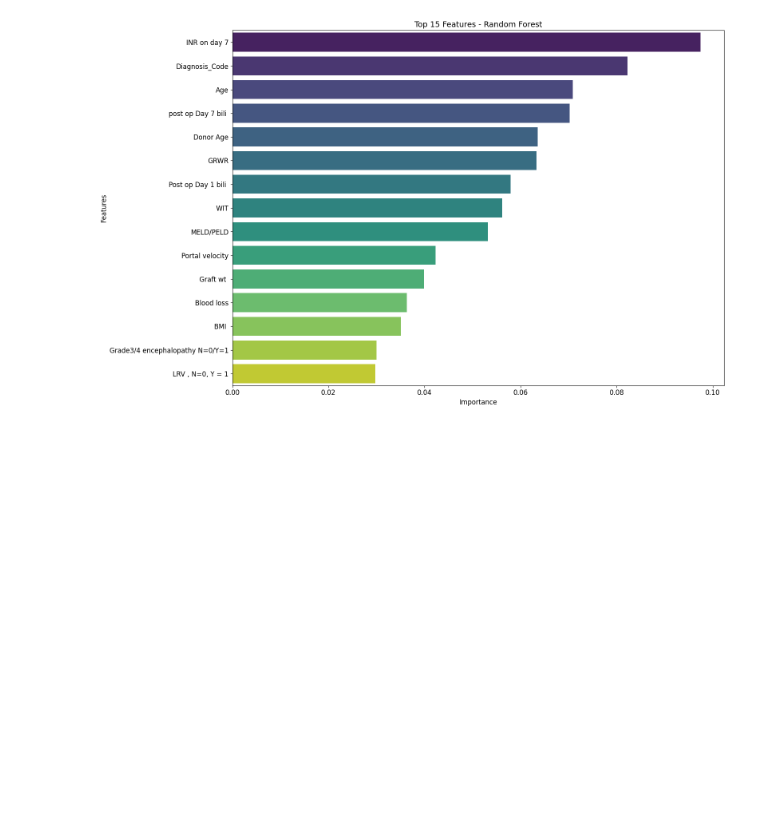
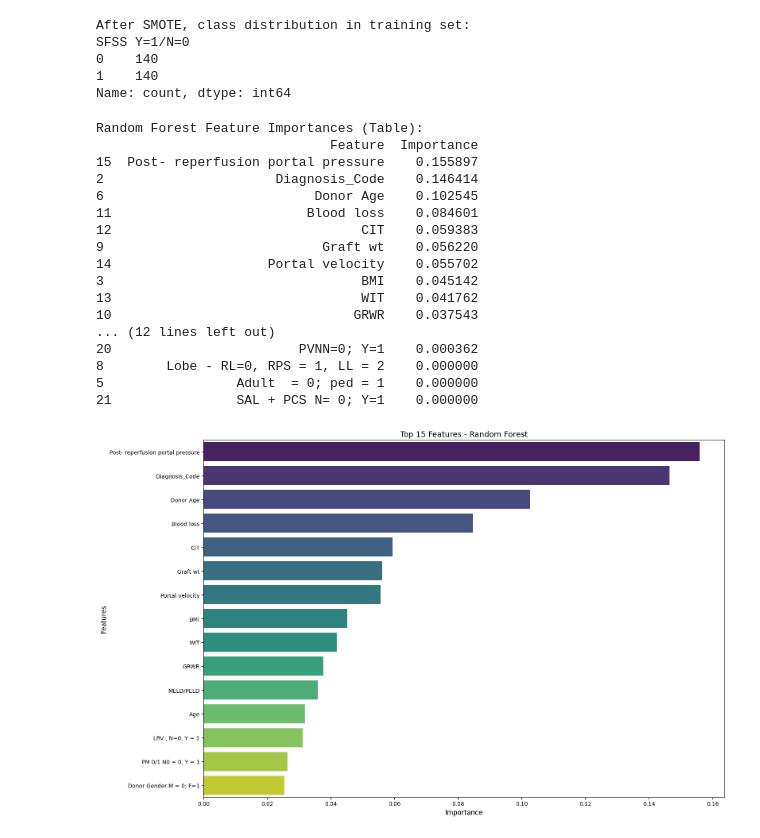
Before and after one commit to Debojyoti10/SFSS-prediction, a Jupyter notebook: notebook/model2.ipynb, the cells around one changed output. Saved outputs shown, nothing was run; the diff lists cells and outputs as text; code cells hidden in the pictures; blank space fills up the shorter version.

```diff
--- a/notebook/model2.ipynb
+++ b/notebook/model2.ipynb
@@ -70,10 +102,23 @@ X = working_df.drop('SFSS Y=1/N=0', axis=1)
 y = working_df['SFSS Y=1/N=0']
 feature_names = X.columns.tolist()  # Now contains SHORT_COL
 
-X_train, X_test, y_train, y_test = train_test_split(X, y, test_size=0.3, stratify=y, random_state=42)
+X_train, X_test, y_train, y_test = train_test_split(X, y, test_size=0.2, stratify=y, random_state=42)
+
+smote = SMOTE(sampling_strategy='auto', random_state=42)
+X_train_res, y_train_res = smote.fit_resample(X_train, y_train)
+
 scaler = StandardScaler()
-X_train_scaled = scaler.fit_transform(X_train)
+X_train_scaled = scaler.fit_transform(X_train_res)
 X_test_scaled = scaler.transform(X_test)
+
+print("After SMOTE, class distribution in training set:")
+print(pd.Series(y_train_res).value_counts())
+# %% [output]
+After SMOTE, class distribution in training set:
+SFSS Y=1/N=0
+0    140
+1    140
+Name: count, dtype: int64
 # %%
 # %% [code] - Feature Selection and Visualization
 def plot_features(df, title, xlabel='Importance', palette='viridis'):
@@ -85,14 +130,39 @@ def plot_features(df, title, xlabel='Importance', palette='viridis'):
     plt.tight_layout()
     plt.show()
 # %%
-# 1. Random Forest Importance
-rf_model = RandomForestClassifier(random_state=42).fit(X_train_scaled, y_train)
+# 1. Train Random Forest on Resampled Data
+rf_model = RandomForestClassifier(random_state=42).fit(X_train_scaled, y_train_res)  # ✅ Use y_train_res
+
+# 2. Compute Feature Importances
 rf_importances = pd.DataFrame({
     'Feature': feature_names,
     'Importance': rf_model.feature_importances_
 }).sort_values('Importance', ascending=False)
+
+# Print Feature Importances
+print("Random Forest Feature Importances (Table):")
+print(rf_importances)
+
+# 3. Plot Feature Importances
 plot_features(rf_importances, 'Random Forest')
 # %% [output]
+Random Forest Feature Importances (Table):
+                              Feature  Importance
+15  Post- reperfusion portal pressure    0.155897
+2                      Diagnosis_Code    0.146414
+6                           Donor Age    0.102545
+11                         Blood loss    0.084601
+12                                CIT    0.059383
+9                            Graft wt    0.056220
+14                    Portal velocity    0.055702
+3                                 BMI    0.045142
+13                                WIT    0.041762
+10                               GRWR    0.037543
+... (12 lines left out)
+20                        PVNN=0; Y=1    0.000362
+8        Lobe - RL=0, RPS = 1, LL = 2    0.000000
+5                 Adult  = 0; ped = 1    0.000000
+21                SAL + PCS N= 0; Y=1    0.000000
-[figure, old version]
+[figure, new version]
 # %%
 # 2. XGBoost Importance
```
Also changed, not shown: parts of 14 cells of this notebook.
